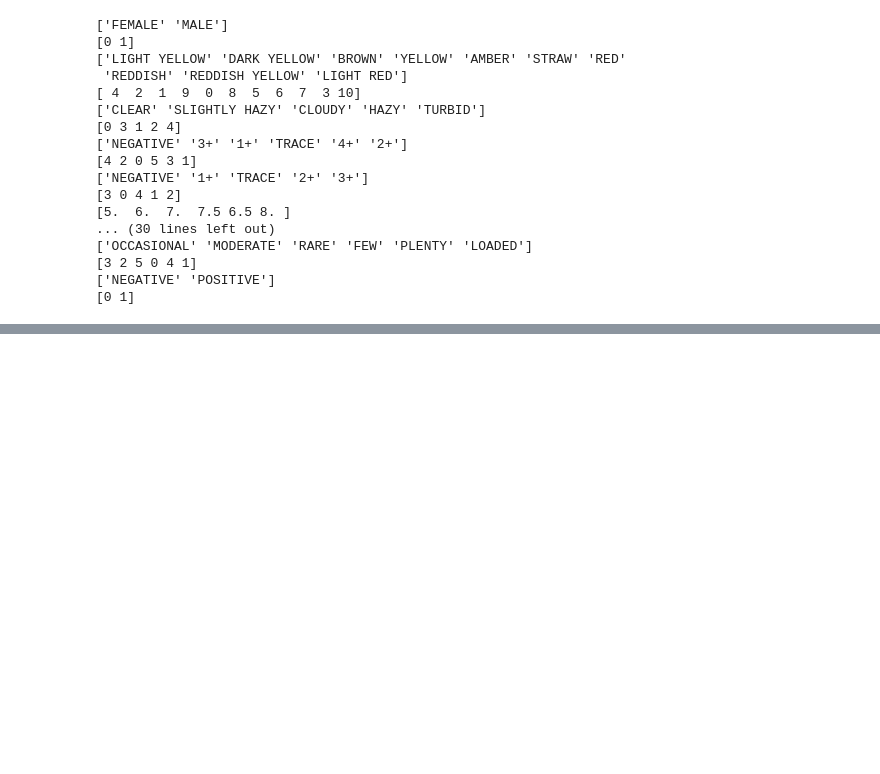
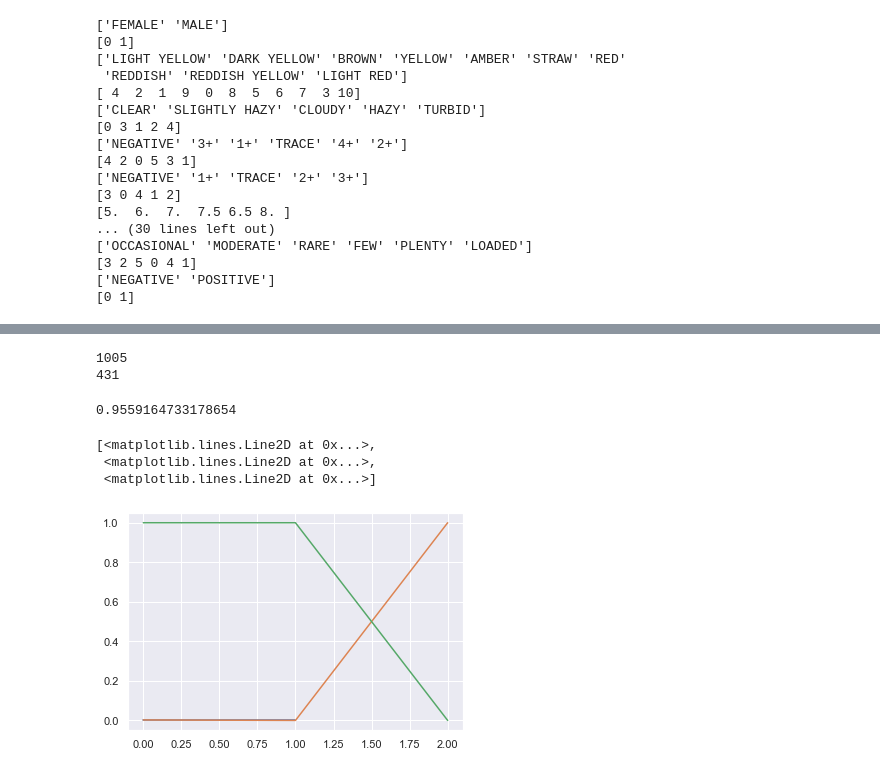
Before and after one commit to FavourAkumute/UTI-detection, a Jupyter notebook: UTI_detection.ipynb, the cells around one changed output, grey strips where cells are left out. Drawn from its saved outputs; the diff is of its cells as text; code cells hidden in the pictures; blank space fills up the shorter version.

```diff
--- a/UTI_detection.ipynb
+++ b/UTI_detection.ipynb
@@ -218,3 +237,8 @@ for col in cat_data.columns: #categorical data and what each label encoded repre
 [3 2 5 0 4 1]
 ['NEGATIVE' 'POSITIVE']
 [0 1]
+# %%
+#Feature selection and data splitting
+x = pd.concat([cat_data,data['Age']],axis = 1)
+y = cat_data['Diagnosis']
+len(y)
@@ -220,0 +274,22 @@ for col in cat_data.columns: #categorical data and what each label encoded repre
+# %%
+x_train,x_test,y_train,y_test = train_test_split(x,y,test_size = 0.3, random_state = 40)
+print(len(x_train))
+print(len(x_test))
+# %% [output]
+1005
+431
+# %%
+#Model training
+knn = KNeighborsClassifier()
+knn.fit(x_train,y_train)
+knn_pred = knn.predict(x_test)
+accuracy_score(y_test,knn_pred)
+# %% [output]
+0.9559164733178654
+# %%
+plt.plot(roc_curve(y_test,knn_pred))
+# %% [output]
+[<matplotlib.lines.Line2D at 0x...>,
+ <matplotlib.lines.Line2D at 0x...>,
+ <matplotlib.lines.Line2D at 0x...>]
+[figure, added]
```
Also changed, not shown: parts of 12 cells of this notebook.
